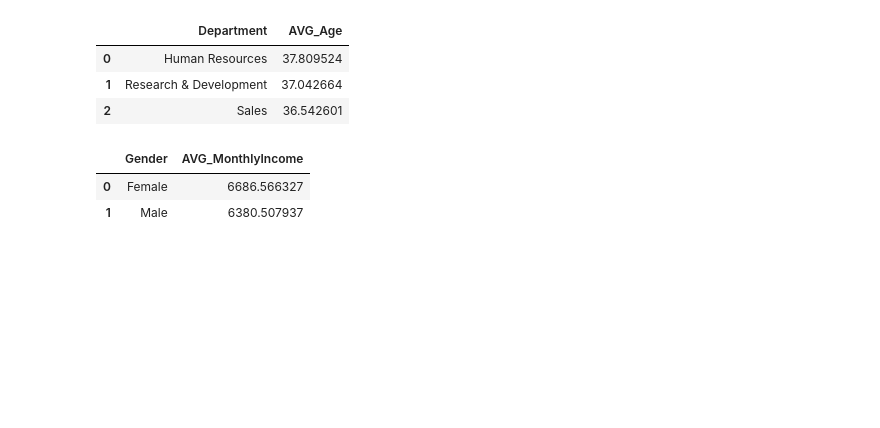
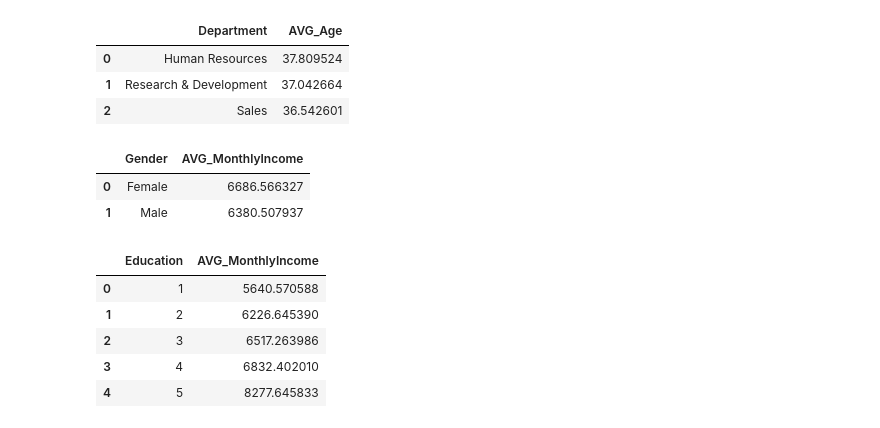
Before and after one commit to ibrahim-alatyan/HR_Analysis_DASHBOARD, a Jupyter notebook: Analysis.ipynb, the cells around one changed output. Cells and saved outputs as stored; diff of their text form; code cells hidden in the pictures; blank space fills up the shorter version.

```diff
--- a/Analysis.ipynb
+++ b/Analysis.ipynb
@@ -313,3 +313,22 @@ avg_income_gender_sql
 |  | Gender | AVG_MonthlyIncome |
 | 0 | Female | 6686.566327 |
 | 1 | Male | 6380.507937 |
+# %%
+#Q8/ What is the average monthly income by education level?
+avg_income_edu_sql = pd.read_sql_query("""SELECT Education, AVG(MonthlyIncome) AS AVG_MonthlyIncome
+                       FROM employees
+                       GROUP BY Education;""",conn)
+avg_income_edu_sql
+    # Education
+    # 1 'Below College'
+    # 2 'College'
+    # 3 'Bachelor'
+    # 4 'Master'
+    # 5 'Doctor'
+# %% [output]
+|  | Education | AVG_MonthlyIncome |
+| 0 | 1 | 5640.570588 |
+| 1 | 2 | 6226.645390 |
+| 2 | 3 | 6517.263986 |
+| 3 | 4 | 6832.402010 |
+| 4 | 5 | 8277.645833 |
```
